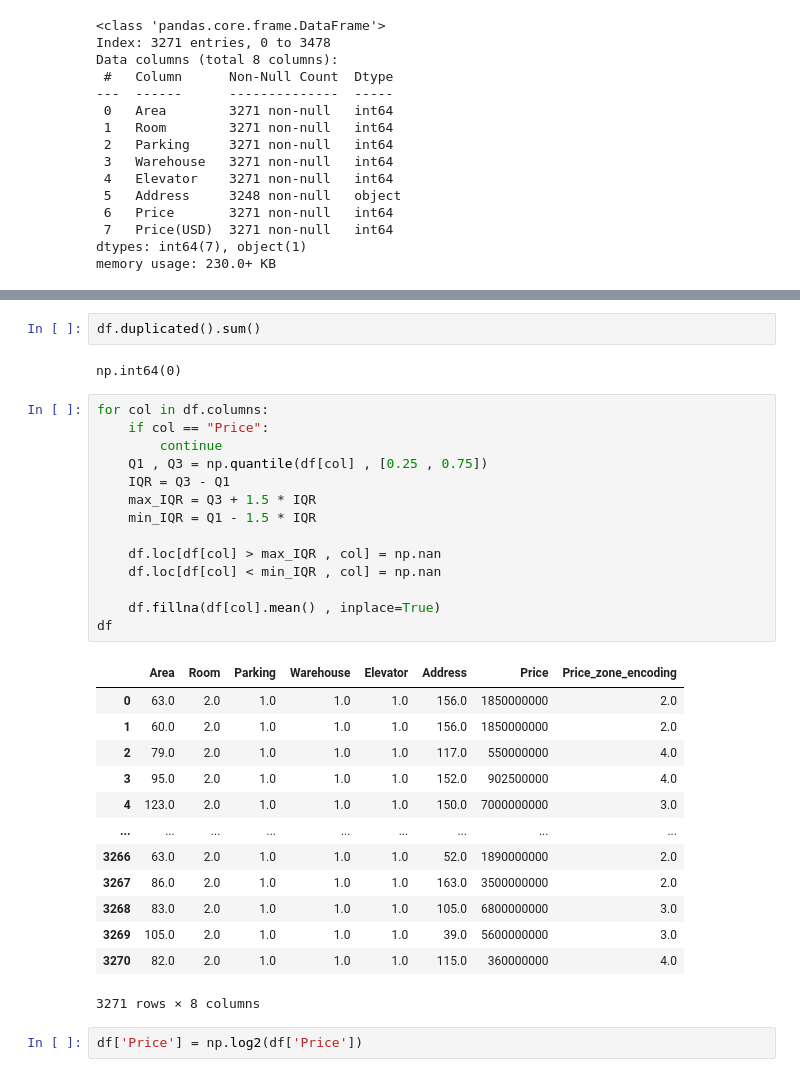
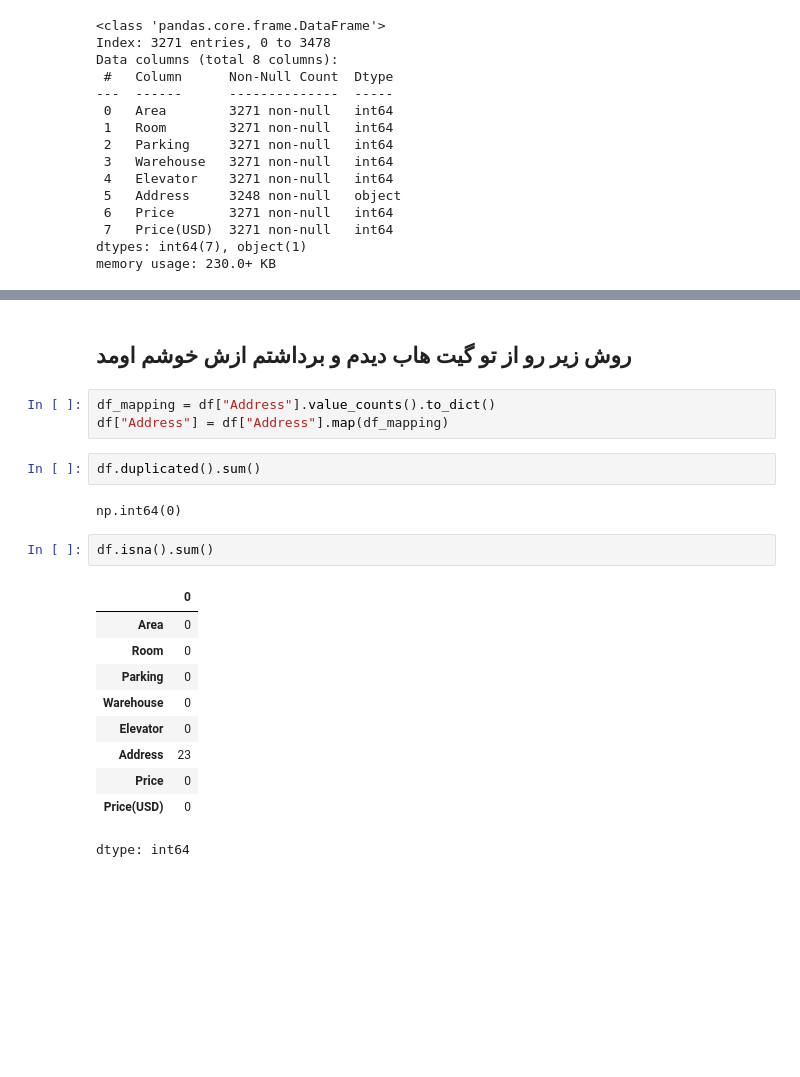
Before and after one commit to Reza18GG/huose_price_tehran, a Jupyter notebook: noteboook/my_lin_regression (5).ipynb, the cells around one changed output, grey strips where cells are left out. Saved outputs shown, nothing was run; the diff lists cells and outputs as text; blank space fills up the shorter version.

```diff
--- a/noteboook/my_lin_regression (5).ipynb
+++ b/noteboook/my_lin_regression (5).ipynb
@@ -170,34 +92,22 @@ df
+# %% [markdown]
+## روش زیر رو از تو گیت هاب دیدم و برداشتم ازش خوشم اومد
+# %%
+df_mapping = df["Address"].value_counts().to_dict()
+df["Address"] = df["Address"].map(df_mapping)
 # %%
 df.duplicated().sum()
 # %% [output]
 np.int64(0)
-# %%
-for col in df.columns:
-    if col == "Price":
-        continue
-    Q1 , Q3 = np.quantile(df[col] , [0.25 , 0.75])
-    IQR = Q3 - Q1
-    max_IQR = Q3 + 1.5 * IQR
-    min_IQR = Q1 - 1.5 * IQR
-
-    df.loc[df[col] > max_IQR , col] = np.nan
-    df.loc[df[col] < min_IQR , col] = np.nan
-
-    df.fillna(df[col].mean() , inplace=True)
-df
-# %% [output]
-|  | Area | Room | Parking | Warehouse | Elevator | Address | Price | Price_zone_encoding |
-| 0 | 63.0 | 2.0 | 1.0 | 1.0 | 1.0 | 156.0 | 1850000000 | 2.0 |
-| 1 | 60.0 | 2.0 | 1.0 | 1.0 | 1.0 | 156.0 | 1850000000 | 2.0 |
-| 2 | 79.0 | 2.0 | 1.0 | 1.0 | 1.0 | 117.0 | 550000000 | 4.0 |
-| 3 | 95.0 | 2.0 | 1.0 | 1.0 | 1.0 | 152.0 | 902500000 | 4.0 |
-| 4 | 123.0 | 2.0 | 1.0 | 1.0 | 1.0 | 150.0 | 7000000000 | 3.0 |
-| ... | ... | ... | ... | ... | ... | ... | ... | ... |
-| 3266 | 63.0 | 2.0 | 1.0 | 1.0 | 1.0 | 52.0 | 1890000000 | 2.0 |
-| 3267 | 86.0 | 2.0 | 1.0 | 1.0 | 1.0 | 163.0 | 3500000000 | 2.0 |
-| 3268 | 83.0 | 2.0 | 1.0 | 1.0 | 1.0 | 105.0 | 6800000000 | 3.0 |
-| 3269 | 105.0 | 2.0 | 1.0 | 1.0 | 1.0 | 39.0 | 5600000000 | 3.0 |
-| 3270 | 82.0 | 2.0 | 1.0 | 1.0 | 1.0 | 115.0 | 360000000 | 4.0 |
-3271 rows × 8 columns
-# %%
-df['Price'] = np.log2(df['Price'])
+# %%
+df.isna().sum()
+# %% [output]
+|  | 0 |
+| Area | 0 |
+| Room | 0 |
+| Parking | 0 |
+| Warehouse | 0 |
+| Elevator | 0 |
+| Address | 23 |
+| Price | 0 |
+| Price(USD) | 0 |
+dtype: int64
```
Also changed, not shown: parts of 34 cells of this notebook.
